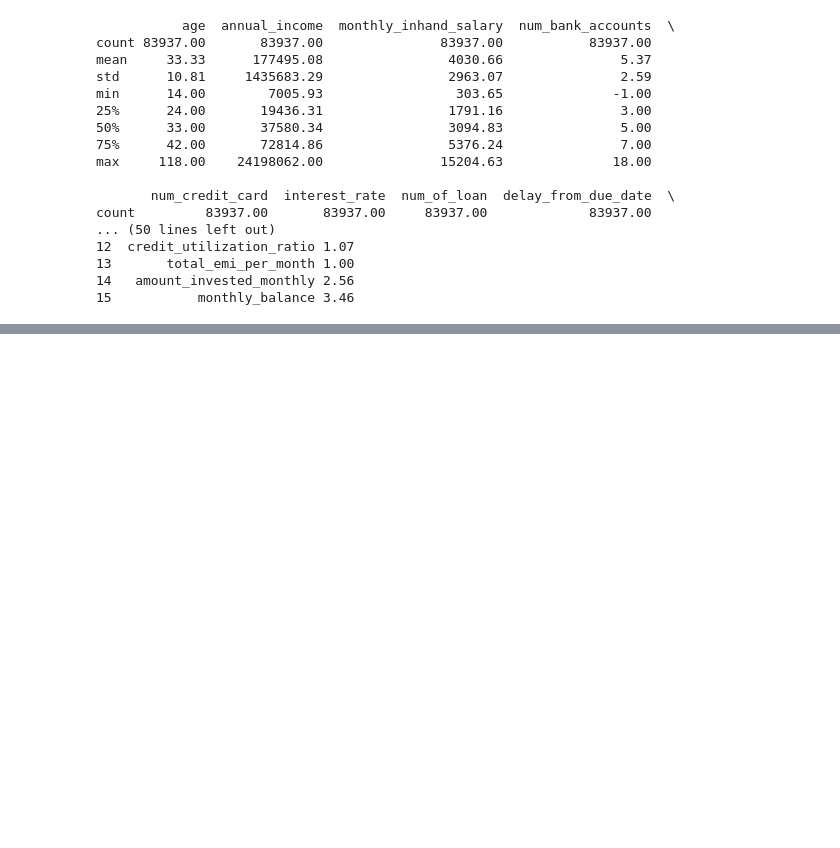
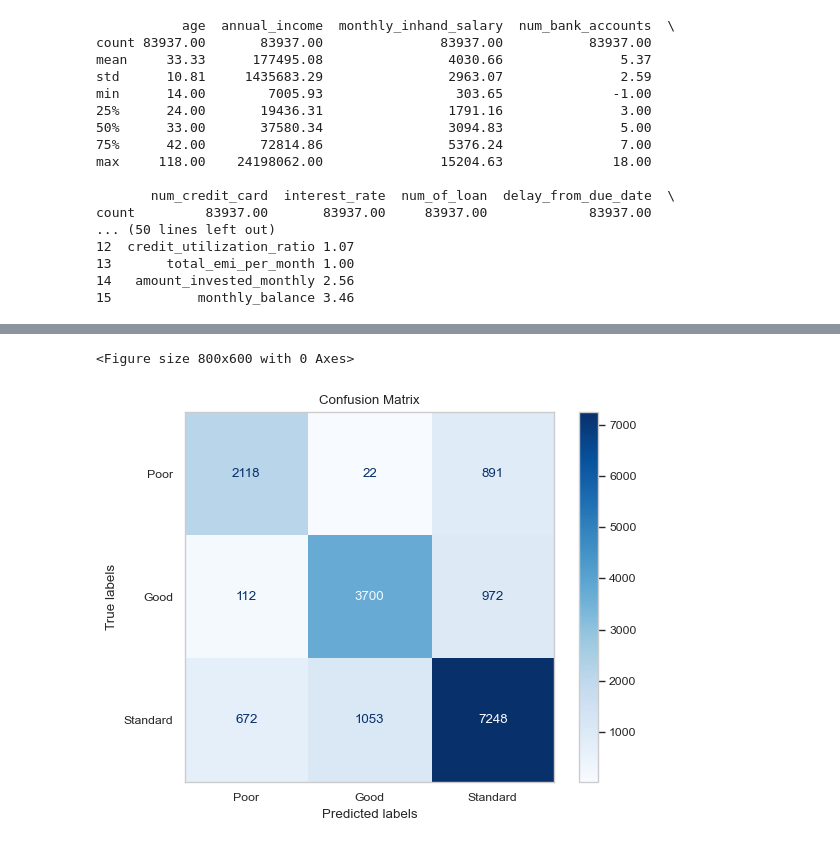
Before and after one commit to Shravan2699/Credit_Score_Jupyter_Notebook, a Jupyter notebook: Credit_Score_Classification.ipynb, the cells around one changed output, grey strips where cells are left out. Cells and saved outputs as stored; diff of their text form; code cells hidden in the pictures; blank space fills up the shorter version.

Commit message:
Added Random Forest Model

```diff
--- a/Credit_Score_Classification.ipynb
+++ b/Credit_Score_Classification.ipynb
@@ -328,6 +328,9 @@ sns.heatmap(corr.corr(),cmap="GnBu",center=0,annot=True)
 plt.show()
 # %% [output]
 [figure]
+# %%
+numeric_cols =  df.select_dtypes(exclude="object").columns
+cat_cols = df.select_dtypes(include="object").columns
 # %%
 # VIF(Variance Inflation Factor)
 # We will only consider the numeric columns to compute this
@@ -504,0 +511,23 @@ weighted avg       0.63      0.63      0.62     16788
+# %%
+from sklearn.ensemble import RandomForestClassifier
+
+
+X_train, X_test, y_train, y_test = train_test_split(X, y, test_size=0.2, random_state=42)
+rf_params = {
+    'max_depth': None,
+    'min_samples_split': 2,
+    'n_estimators': 200
+}
+
+model_rf = RandomForestClassifier(**rf_params)
+
+model_rf.fit(X_train_encoded, y_train)
+
+y_pred = model_rf.predict(X_test_encoded)
+
+
+accuracy = accuracy_score(y_test, y_pred)
+print(f"Model Accuracy: {accuracy}")
+
+classification_rep = classification_report(y_test, y_pred)
+print("Classification Report:\n", classification_rep)
@@ -504,0 +546,15 @@ weighted avg       0.63      0.63      0.62     16788
+# %%
+cm = confusion_matrix(y_test, y_pred)
+confusion_matrix_display = ConfusionMatrixDisplay(confusion_matrix=cm, display_labels=['Poor', 'Good', 'Standard'])
+plt.figure(figsize=(8, 6))
+confusion_matrix_display.plot(cmap='Blues', values_format='g')
+# Remove grid lines
+confusion_matrix_display.ax_.grid(False)
+
+plt.title('Confusion Matrix')
+plt.xlabel('Predicted labels')
+plt.ylabel('True labels')
+plt.show()
+# %% [output]
+<Figure size 800x600 with 0 Axes>
+[figure, added]
```
Also changed, not shown: parts of 7 cells of this notebook.
